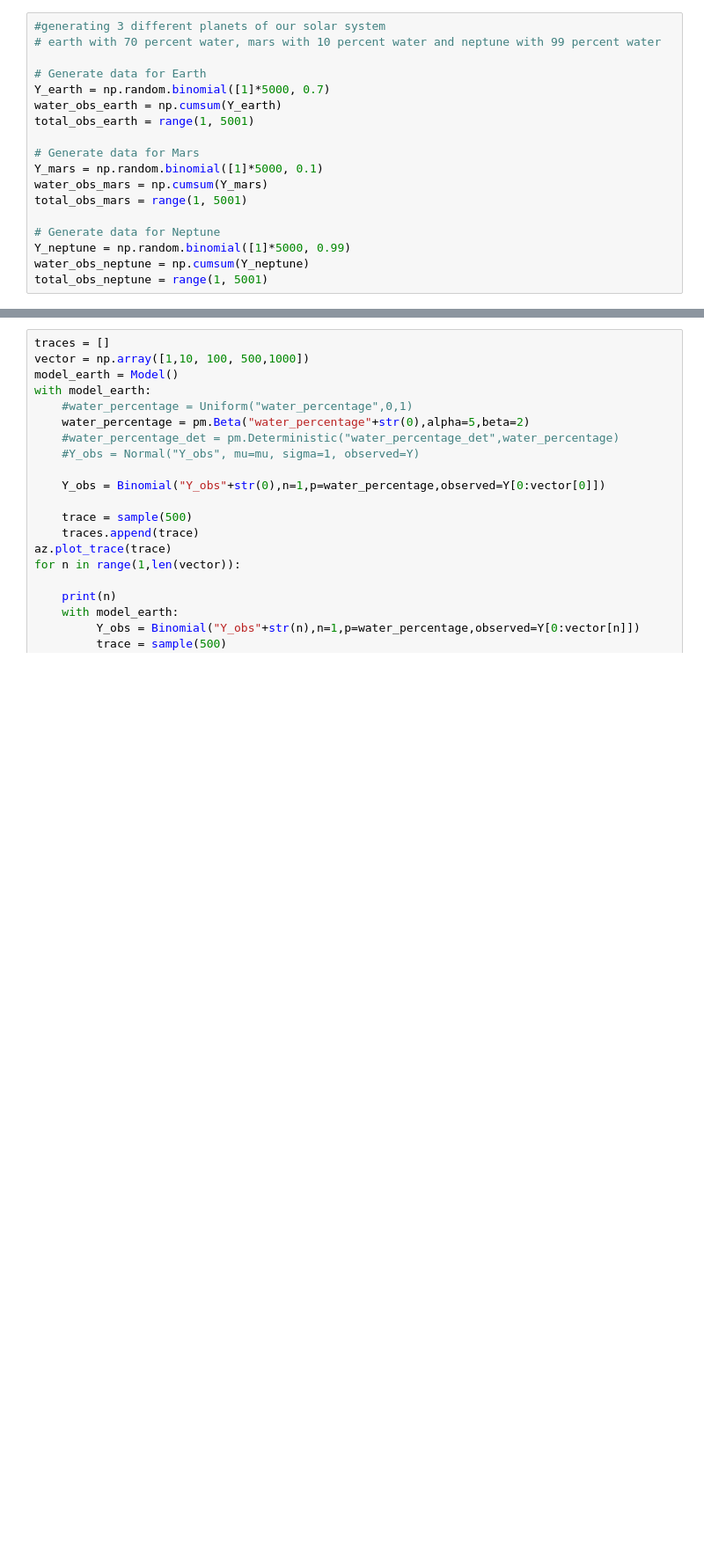
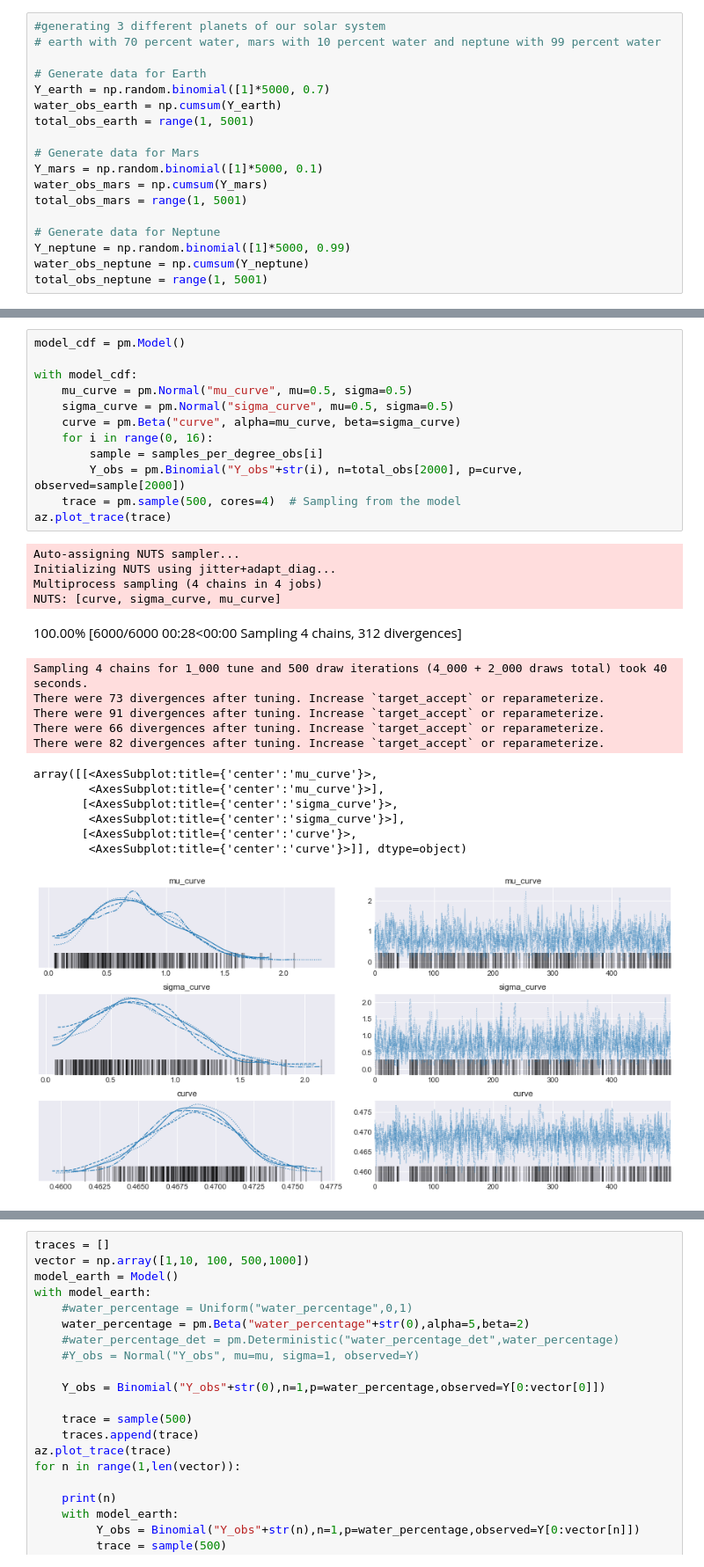
Before and after one commit to LordHerman123/Thesis, a Jupyter notebook: pyMC3_trial.ipynb, the cells around one changed output, grey strips where cells are left out. Shown at 88% size. Saved outputs shown, nothing was run; the diff lists cells and outputs as text; blank space fills up the shorter version.

```diff
--- a/pyMC3_trial.ipynb
+++ b/pyMC3_trial.ipynb
@@ -245,0 +478,30 @@ array([[<AxesSubplot:title={'center':'water_percentage earth'}>,
+# %%
+model_cdf = pm.Model()
+
+with model_cdf:
+    mu_curve = pm.Normal("mu_curve", mu=0.5, sigma=0.5)
+    sigma_curve = pm.Normal("sigma_curve", mu=0.5, sigma=0.5)
+    curve = pm.Beta("curve", alpha=mu_curve, beta=sigma_curve)
+    for i in range(0, 16):
+        sample = samples_per_degree_obs[i]
+        Y_obs = pm.Binomial("Y_obs"+str(i), n=total_obs[2000], p=curve, observed=sample[2000])
+    trace = pm.sample(500, cores=4)  # Sampling from the model
+az.plot_trace(trace)
+# %% [output]
+Auto-assigning NUTS sampler...
+Initializing NUTS using jitter+adapt_diag...
+Multiprocess sampling (4 chains in 4 jobs)
+NUTS: [curve, sigma_curve, mu_curve]
+100.00% [6000/6000 00:28<00:00 Sampling 4 chains, 312 divergences]
+Sampling 4 chains for 1_000 tune and 500 draw iterations (4_000 + 2_000 draws total) took 40 seconds.
+There were 73 divergences after tuning. Increase `target_accept` or reparameterize.
+There were 91 divergences after tuning. Increase `target_accept` or reparameterize.
+There were 66 divergences after tuning. Increase `target_accept` or reparameterize.
+There were 82 divergences after tuning. Increase `target_accept` or reparameterize.
+array([[<AxesSubplot:title={'center':'mu_curve'}>,
+        <AxesSubplot:title={'center':'mu_curve'}>],
+       [<AxesSubplot:title={'center':'sigma_curve'}>,
+        <AxesSubplot:title={'center':'sigma_curve'}>],
+       [<AxesSubplot:title={'center':'curve'}>,
+        <AxesSubplot:title={'center':'curve'}>]], dtype=object)
+[figure, added]
```
Also changed, not shown: parts of 13 cells of this notebook, 2 other files.
